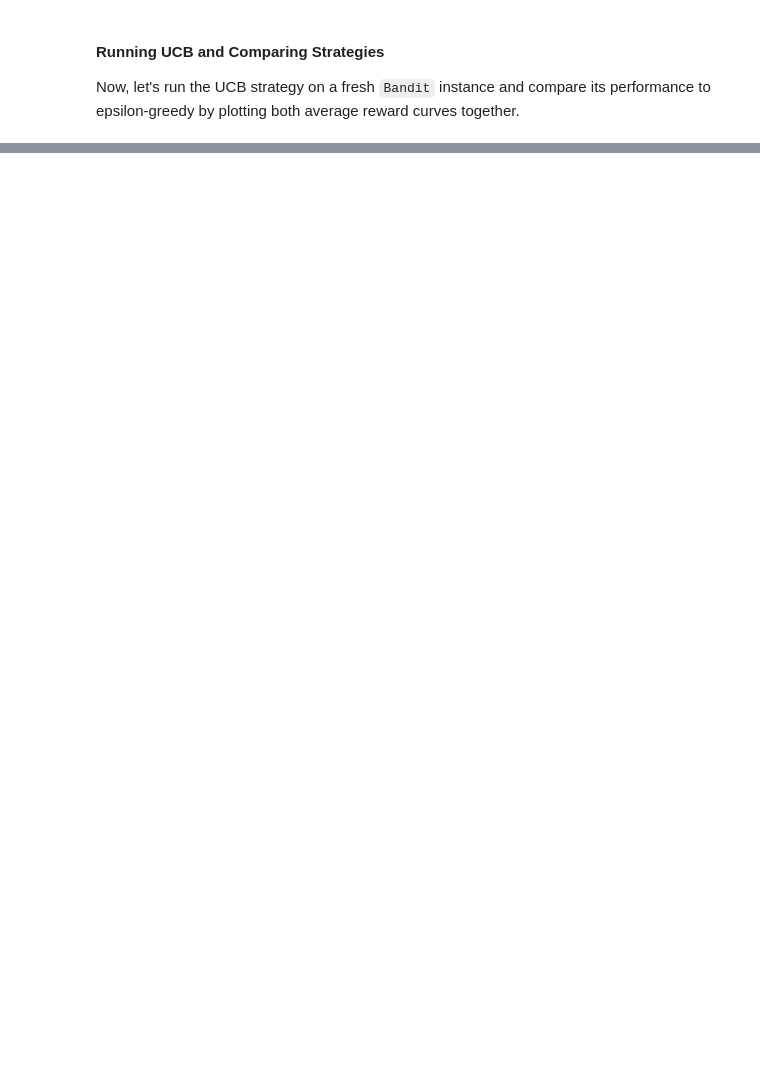
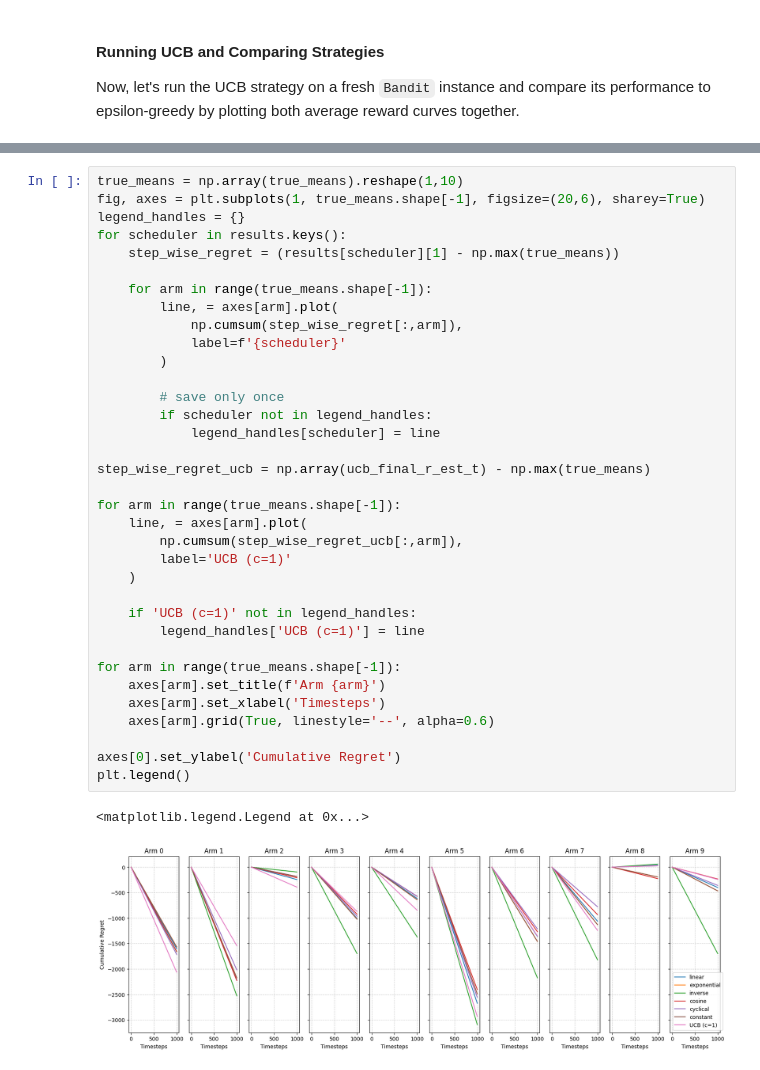
Before and after one commit to rameshaditya-me/reinforcement-learning-from-scratch, a Jupyter notebook: lecture1_MAB.ipynb, the cells around one changed output, grey strips where cells are left out. Drawn from its saved outputs; the diff is of its cells as text; blank space fills up the shorter version.

```diff
--- a/lecture1_MAB.ipynb
+++ b/lecture1_MAB.ipynb
@@ -825 +861,39 @@ print(np.round(ucb_final_r_est, 2))
+# %%
+true_means = np.array(true_means).reshape(1,10)
+fig, axes = plt.subplots(1, true_means.shape[-1], figsize=(20,6), sharey=True)
+legend_handles = {}
+for scheduler in results.keys():
+    step_wise_regret = (results[scheduler][1] - np.max(true_means))
+
+    for arm in range(true_means.shape[-1]):
+        line, = axes[arm].plot(
+            np.cumsum(step_wise_regret[:,arm]),
+            label=f'{scheduler}'
+        )
+
+        # save only once
+        if scheduler not in legend_handles:
+            legend_handles[scheduler] = line
+
+step_wise_regret_ucb = np.array(ucb_final_r_est_t) - np.max(true_means)
+
+for arm in range(true_means.shape[-1]):
+    line, = axes[arm].plot(
+        np.cumsum(step_wise_regret_ucb[:,arm]),
+        label='UCB (c=1)'
+    )
+
+    if 'UCB (c=1)' not in legend_handles:
+        legend_handles['UCB (c=1)'] = line
+
+for arm in range(true_means.shape[-1]):
+    axes[arm].set_title(f'Arm {arm}')
+    axes[arm].set_xlabel('Timesteps')
+    axes[arm].grid(True, linestyle='--', alpha=0.6)
+
+axes[0].set_ylabel('Cumulative Regret')
+plt.legend()
+# %% [output]
+<matplotlib.legend.Legend at 0x...>
+[figure, added]
 # %% [markdown]
```
Also changed, not shown: parts of 9 cells of this notebook.
